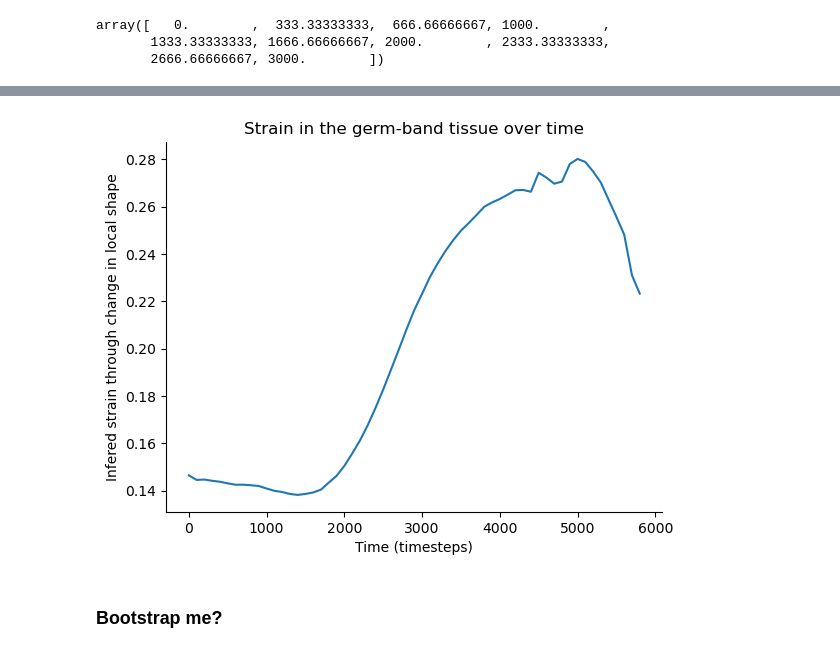
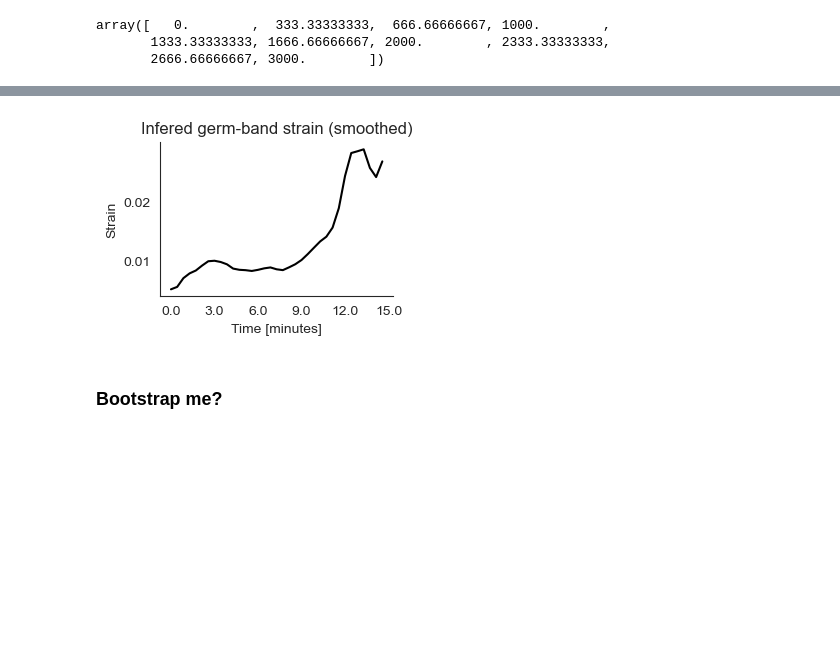
Before and after one commit to JakobSchauser/Thesis, a Jupyter notebook: CompareToData/StrainExtrinsic/StrainIntrinsic.ipynb, the cells around one changed output, grey strips where cells are left out. Saved outputs shown, nothing was run; the diff lists cells and outputs as text; code cells hidden in the pictures; blank space fills up the shorter version.

Commit message:
yes this is a good point in time to make a new plot

```diff
--- a/CompareToData/StrainExtrinsic/StrainIntrinsic.ipynb
+++ b/CompareToData/StrainExtrinsic/StrainIntrinsic.ipynb
@@ -25,7 +25,7 @@ def find_neighbors(positions, r):
         neighbors.append(np.where(dist < r)[0])
     return neighbors
 
-neighbors = find_neighbors(positions[0], 2)
+neighbors = find_neighbors(positions[0], 3)
 
 plt.hist([len(n) for n in neighbors], bins=20)
 
@@ -45,8 +45,8 @@ ts = np.linspace(0, len(positions)-1, 50).astype(int)
 all_l_width_changes = []
 all_phi_width_changes = []
 
-for t_index in range(20, len(ts)):
-    t0 = ts[t_index-20]
+for t_index in range(2, len(ts)):
+    t0 = ts[t_index-2]
     t1 = ts[t_index]
     # transform into cylindrical coordinates
     xx_first = positions[t0][:, 0]
@@ -120,19 +109,24 @@ plt.plot(y)
 # %%
 import seaborn as sns
+sns.set_style("white")
 y = np.mean(all_l_width_changes, axis=1)[10:]
-
-smoothed = np.convolve(y, np.ones(12)/12, mode='valid')
-sns.lineplot(x=np.arange(len(smoothed))*100, y=smoothed)
+plt.figure(figsize = (3,2))
+smoothed = np.convolve(y, np.ones(4)/4, mode='valid')
+sns.lineplot(x=np.arange(len(smoothed))*100, y=smoothed, c = "black")
 sns.despine()
 
-plt.xlabel('Time (timesteps)')
+plt.xlabel('Time [minutes]')
 
-plt.ylabel('Infered strain through change in local shape')
+plt.ylabel('Strain')
 
-plt.title('Strain in the germ-band tissue over time')
+plt.title('Infered germ-band strain (smoothed)')
+
+xx = np.linspace(0, 15,6)
+
+plt.xticks(np.linspace(0, len(smoothed)*100,6), labels=xx)
 plt.show()
 # %% [output]
-[figure, old version]
+[figure, new version]
 # %% [markdown]
 ### Bootstrap me?
 # %%
```
Also changed, not shown: parts of 3 cells of this notebook, 2 other files.
